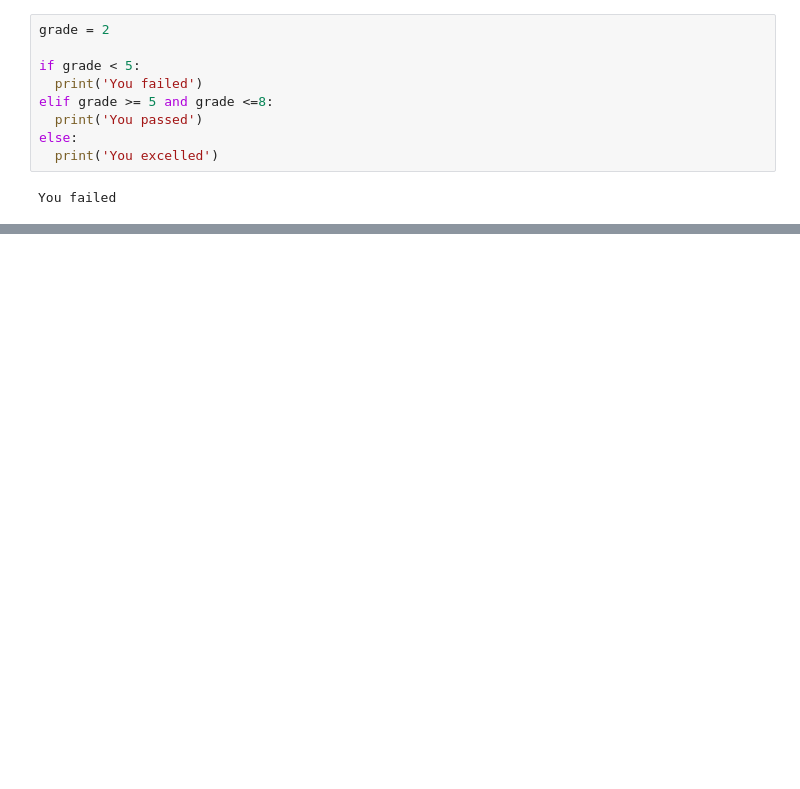
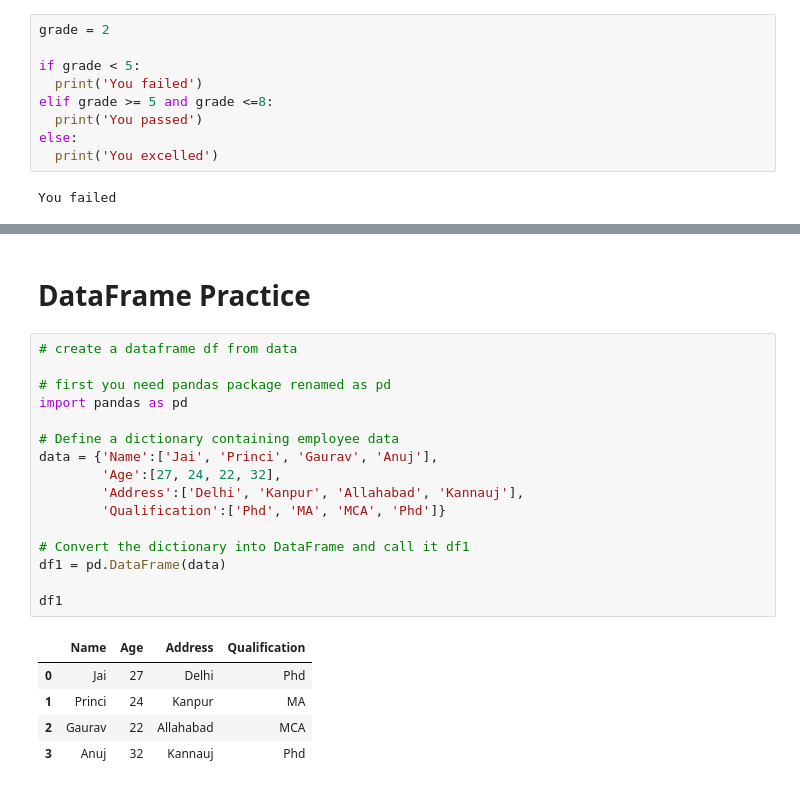
Before and after one commit to datalover2023/Excel_Automation, a Jupyter notebook: Practice_Module_1.ipynb, the cells around one changed output, grey strips where cells are left out. Cells and saved outputs as stored; diff of their text form; blank space fills up the shorter version.

```diff
--- a/Practice_Module_1.ipynb
+++ b/Practice_Module_1.ipynb
@@ -23,0 +124,24 @@ You failed
+# %% [markdown]
+# DataFrame Practice
+# %%
+# create a dataframe df from data
+
+# first you need pandas package renamed as pd
+import pandas as pd
+
+# Define a dictionary containing employee data
+data = {'Name':['Jai', 'Princi', 'Gaurav', 'Anuj'],
+        'Age':[27, 24, 22, 32],
+        'Address':['Delhi', 'Kanpur', 'Allahabad', 'Kannauj'],
+        'Qualification':['Phd', 'MA', 'MCA', 'Phd']}
+
+# Convert the dictionary into DataFrame and call it df1
+df1 = pd.DataFrame(data)
+
+df1
+# %% [output]
+|  | Name | Age | Address | Qualification |
+| 0 | Jai | 27 | Delhi | Phd |
+| 1 | Princi | 24 | Kanpur | MA |
+| 2 | Gaurav | 22 | Allahabad | MCA |
+| 3 | Anuj | 32 | Kannauj | Phd |
```
Also changed, not shown: parts of 27 cells of this notebook.
